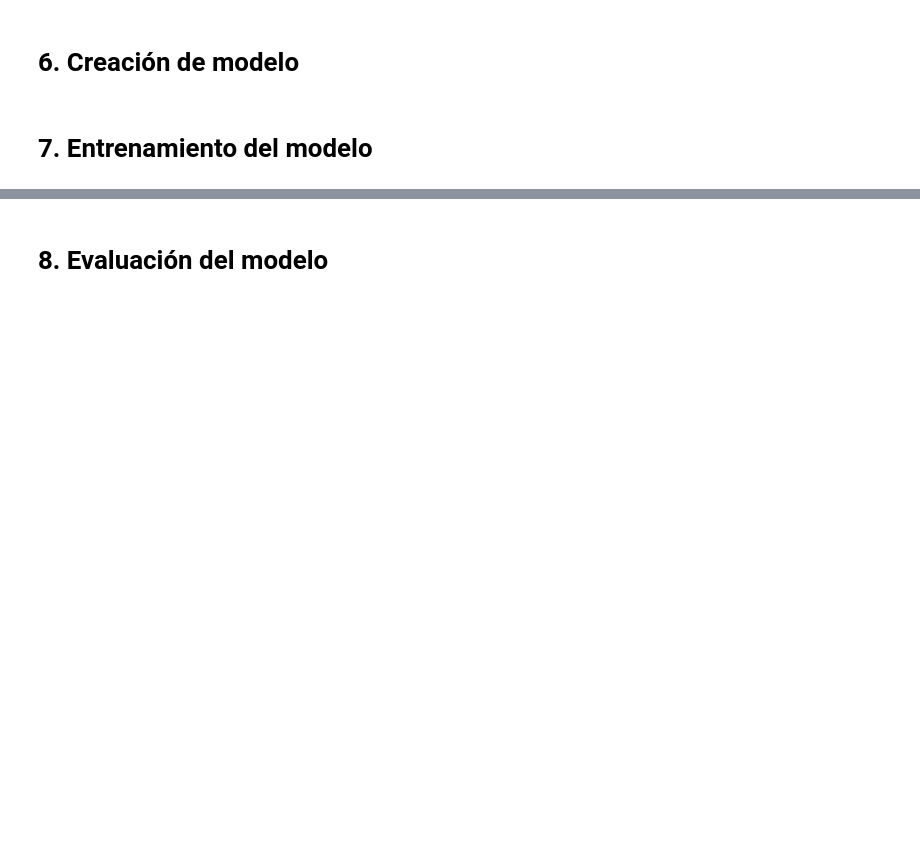
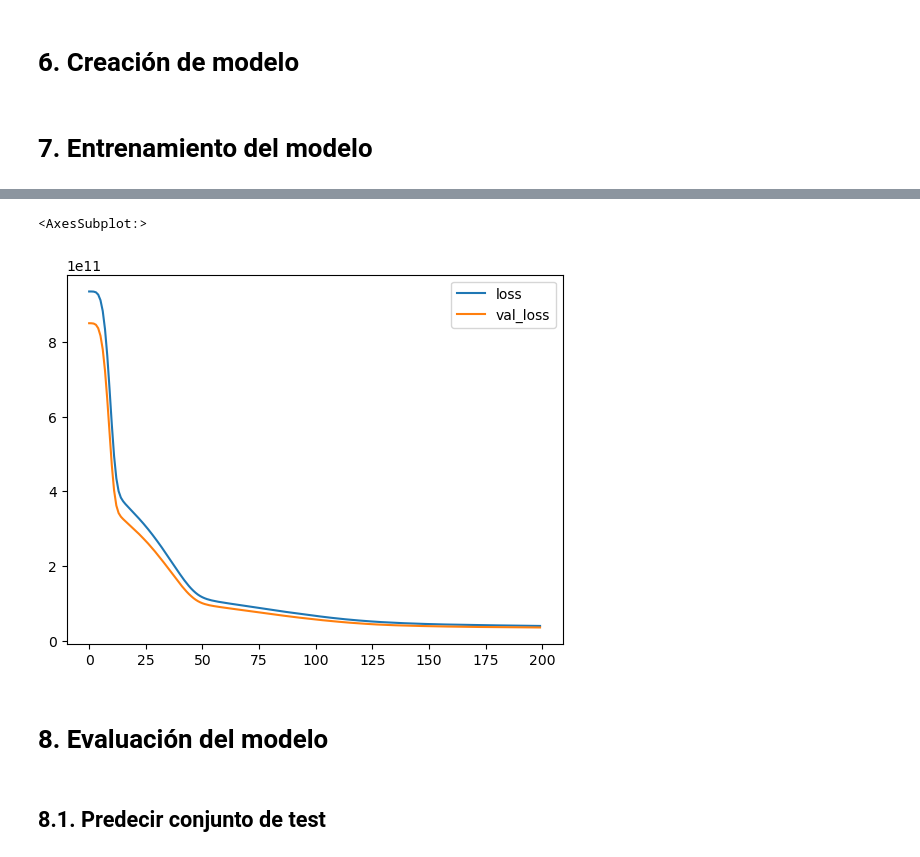
Before and after one commit to HishamHuneidie/practicas-deep-learning, a Jupyter notebook: practicas/01-Primer modelo.ipynb, the cells around one changed output, grey strips where cells are left out. Cells and saved outputs as stored; diff of their text form; code cells hidden in the pictures; blank space fills up the shorter version.

Commit message:
Create first three models

```diff
--- a/practicas/01-Primer modelo.ipynb
+++ b/practicas/01-Primer modelo.ipynb
@@ -28,7 +28,7 @@ buy_price	Target Value
 # %%
 # Crear dataFrame
 # Lectura de datos históricos
-df = pd.read_excel("./viviendas_Madrid.xlsx", sheet_name="Datos_Históricos")
+df = pd.read_excel("./src/viviendas_Madrid.xlsx", sheet_name="Datos_Históricos")
 # %%
 df.info()
 # %% [output]
@@ -299,2 +300,24 @@ x_test.shape
+# %%
+model = Sequential()
+# Añadir un número de neuronas parecido al número de columnas
+# que nos quedan en el excel
+numNeuronas = x_train.shape[1]
+model.add( Dense(numNeuronas, activation="relu") )
+model.add( Dense(numNeuronas, activation="relu") )
+model.add( Dense(numNeuronas, activation="relu") )
+model.add( Dense(numNeuronas, activation="relu") )
+# Número de variables a predecir (precio)
+varPred = 1
+model.add( Dense(varPred) )
+
+model.compile( optimizer="adam", loss="mse" )
 # %% [markdown]
 # 7. Entrenamiento del modelo
+# %%
+model.fit(
+    x=x_train,
+    y=y_train.values,
+    validation_data=(x_test,y_test.values),
+    batch_size=128,
+    epochs=200
+)
@@ -300,0 +343,2 @@ x_test.shape
+# %%
+losses = pd.DataFrame( model.history.history )
@@ -301,2 +361,7 @@ x_test.shape
+# %%
+losses.plot()
+# %% [output]
+<AxesSubplot:>
+[figure, added]
 # %% [markdown]
 # 8. Evaluación del modelo
@@ -302,0 +370,2 @@ x_test.shape
+# %% [markdown]
+## 8.1. Predecir conjunto de test
```
Also changed, not shown: parts of 26 cells of this notebook, 6 other files.
